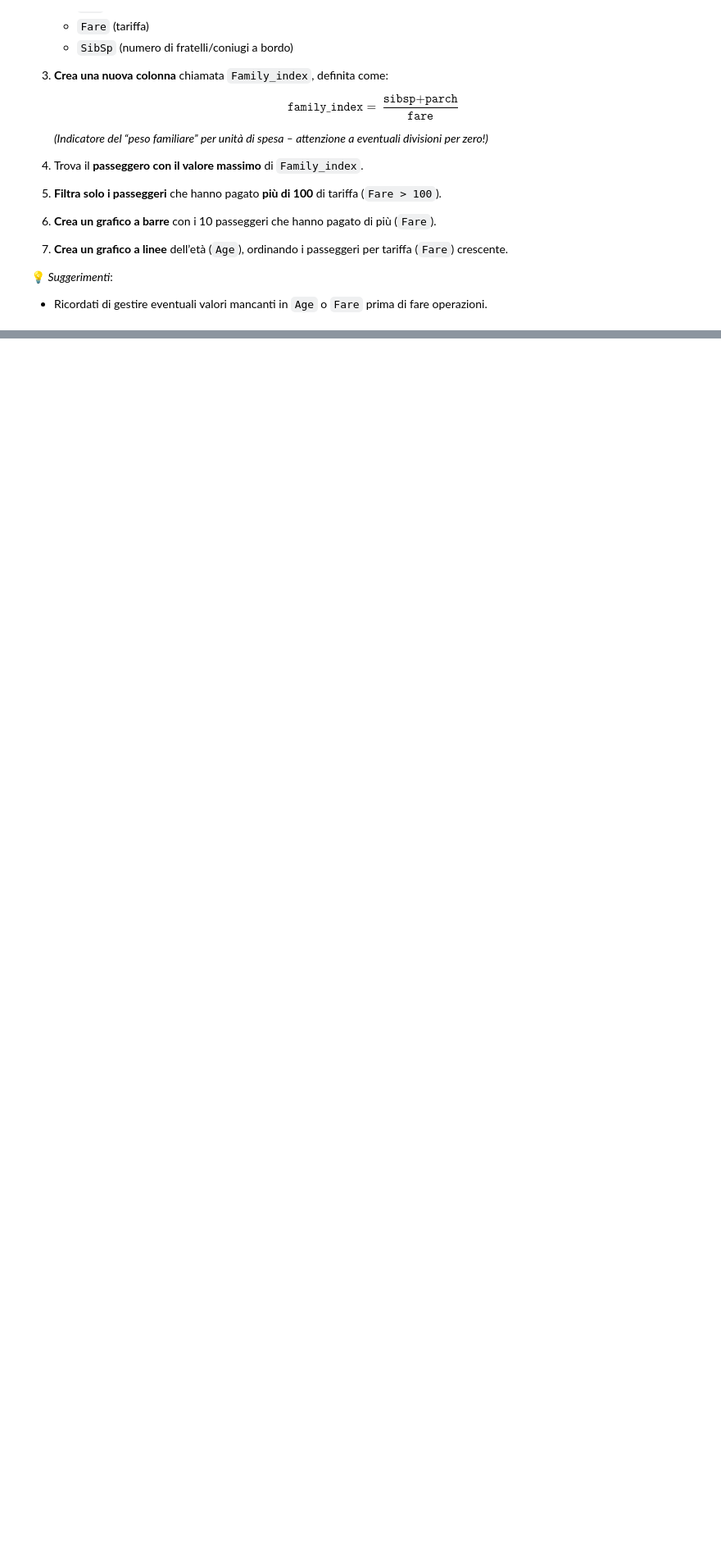
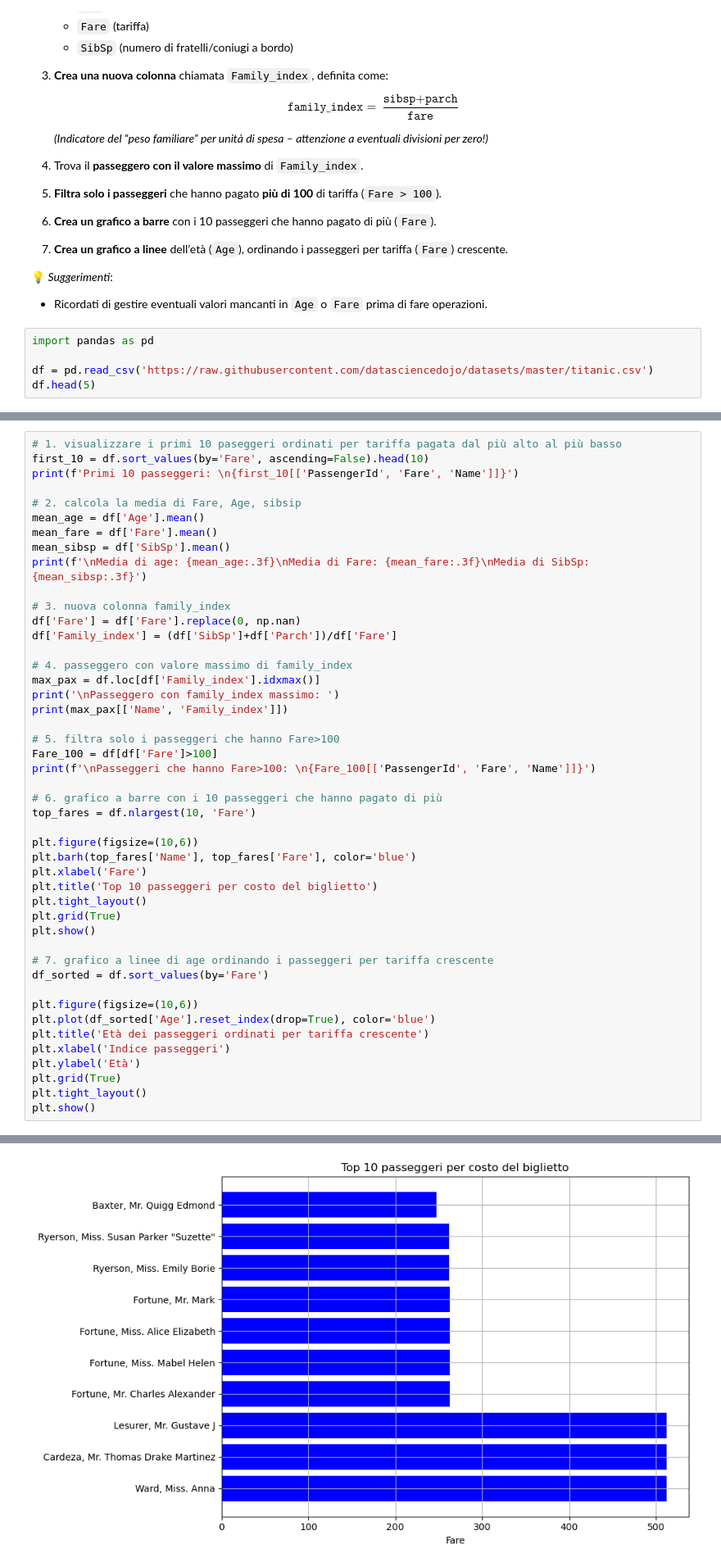
Before and after one commit to sarad996/Programminglab2, a Jupyter notebook: simulazEsame.ipynb, the cells around one changed output, grey strips where cells are left out. Shown at 82% size. Saved outputs shown, nothing was run; the diff lists cells and outputs as text; blank space fills up the shorter version.

```diff
--- a/simulazEsame.ipynb
+++ b/simulazEsame.ipynb
@@ -145,3 +188,8 @@ Esegui un’analisi esplorativa sui dati dei passeggeri, focalizzandoti su tarif
 
 💡 *Suggerimenti*:
 - Ricordati di gestire eventuali valori mancanti in `Age` o `Fare` prima di fare operazioni.
+# %%
+import pandas as pd
+
+df = pd.read_csv('https://raw.githubusercontent.com/datasciencedojo/datasets/master/titanic.csv')
+df.head(5)
@@ -147,0 +203,47 @@ Esegui un’analisi esplorativa sui dati dei passeggeri, focalizzandoti su tarif
+# %%
+# 1. visualizzare i primi 10 paseggeri ordinati per tariffa pagata dal più alto al più basso
+first_10 = df.sort_values(by='Fare', ascending=False).head(10)
+print(f'Primi 10 passeggeri: \n{first_10[['PassengerId', 'Fare', 'Name']]}')
+
+# 2. calcola la media di Fare, Age, sibsip
+mean_age = df['Age'].mean()
+mean_fare = df['Fare'].mean()
+mean_sibsp = df['SibSp'].mean()
+print(f'\nMedia di age: {mean_age:.3f}\nMedia di Fare: {mean_fare:.3f}\nMedia di SibSp: {mean_sibsp:.3f}')
+
+# 3. nuova colonna family_index
+df['Fare'] = df['Fare'].replace(0, np.nan)
+df['Family_index'] = (df['SibSp']+df['Parch'])/df['Fare']
+
+# 4. passeggero con valore massimo di family_index
+max_pax = df.loc[df['Family_index'].idxmax()]
+print('\nPasseggero con family_index massimo: ')
+print(max_pax[['Name', 'Family_index']])
+
+# 5. filtra solo i passeggeri che hanno Fare>100
+Fare_100 = df[df['Fare']>100]
+print(f'\nPasseggeri che hanno Fare>100: \n{Fare_100[['PassengerId', 'Fare', 'Name']]}')
+
+# 6. grafico a barre con i 10 passeggeri che hanno pagato di più
+top_fares = df.nlargest(10, 'Fare')
+
+plt.figure(figsize=(10,6))
+plt.barh(top_fares['Name'], top_fares['Fare'], color='blue')
+plt.xlabel('Fare')
+plt.title('Top 10 passeggeri per costo del biglietto')
+plt.tight_layout()
+plt.grid(True)
+plt.show()
+
+# 7. grafico a linee di age ordinando i passeggeri per tariffa crescente
+df_sorted = df.sort_values(by='Fare')
+
+plt.figure(figsize=(10,6))
+plt.plot(df_sorted['Age'].reset_index(drop=True), color='blue')
+plt.title('Età dei passeggeri ordinati per tariffa crescente')
+plt.xlabel('Indice passeggeri')
+plt.ylabel('Età')
+plt.grid(True)
+plt.tight_layout()
+plt.show()
+# %% [output]
@@ -147,0 +267 @@ Esegui un’analisi esplorativa sui dati dei passeggeri, focalizzandoti su tarif
+[figure, added]
```
Also changed, not shown: parts of 3 cells of this notebook.
